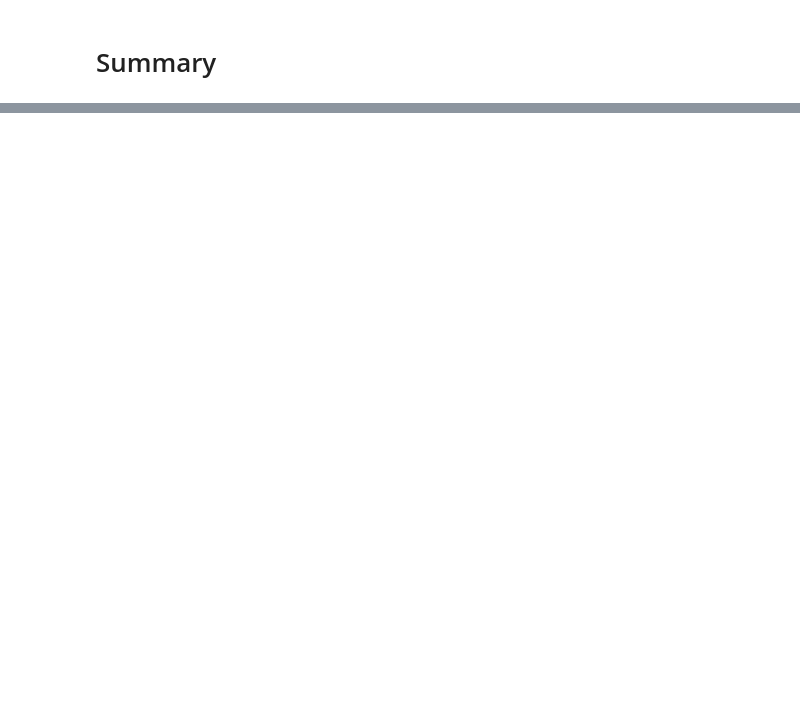
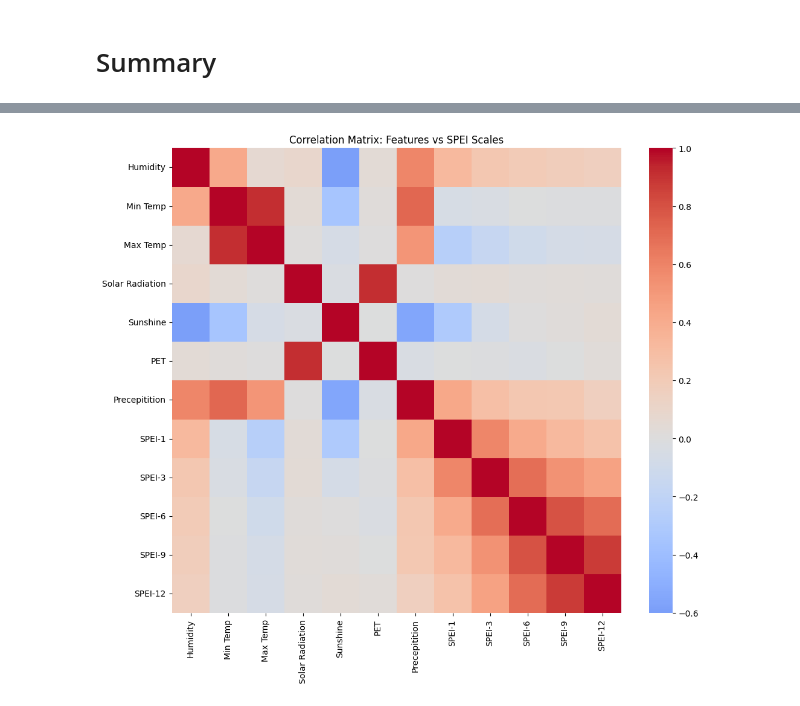
Before and after one commit to TasnimulIntazamAsif/Drought_Classification, a Jupyter notebook: ML_SPEI_DI.ipynb, the cells around one changed output, grey strips where cells are left out. Saved outputs shown, nothing was run; the diff lists cells and outputs as text; code cells hidden in the pictures; blank space fills up the shorter version.

```diff
--- a/ML_SPEI_DI.ipynb
+++ b/ML_SPEI_DI.ipynb
@@ -837,0 +876,33 @@ plt.show()
+# %%
+spei_columns = ['SPEI-1', 'SPEI-3', 'SPEI-6', 'SPEI-9', 'SPEI-12']
+drought_classes = [
+    'Normal',
+    'Mild Drought',
+    'Moderate Drought',
+    'Severe Drought',
+    'Very Severe Drought',
+    'Extreme Drought'
+]
+
+
+def spei_to_class(value: float) -> str:
+    """Map continuous SPEI values to drought categories (user requested order)."""
+    if value <= -2.0:
+        return 'Extreme Drought'
+    if value <= -1.75:
+        return 'Very Severe Drought'
+    if value <= -1.5:
+        return 'Severe Drought'
+    if value <= -1.0:
+        return 'Moderate Drought'
+    if value <= -0.5:
+        return 'Mild Drought'
+    return 'Normal'
+
+
+for col in spei_columns:
+    df[f'{col}_Class'] = df[col].apply(spei_to_class)
+
+print('Class distribution examples:')
+for col in spei_columns:
+    print(col, df[f'{col}_Class'].value_counts().sort_index())
@@ -837,0 +952,11 @@ plt.show()
+# %%
+# Correlation matrix for meteorological features and SPEI scales
+corr_features = feature_columns + spei_columns
+corr_matrix = df[corr_features].corr()
+
+plt.figure(figsize=(12, 10))
+sns.heatmap(corr_matrix, cmap='coolwarm', center=0, annot=False)
+plt.title('Correlation Matrix: Features vs SPEI Scales')
+plt.show()
+# %% [output]
+[figure, added]
```
Also changed, not shown: parts of 30 cells of this notebook.
